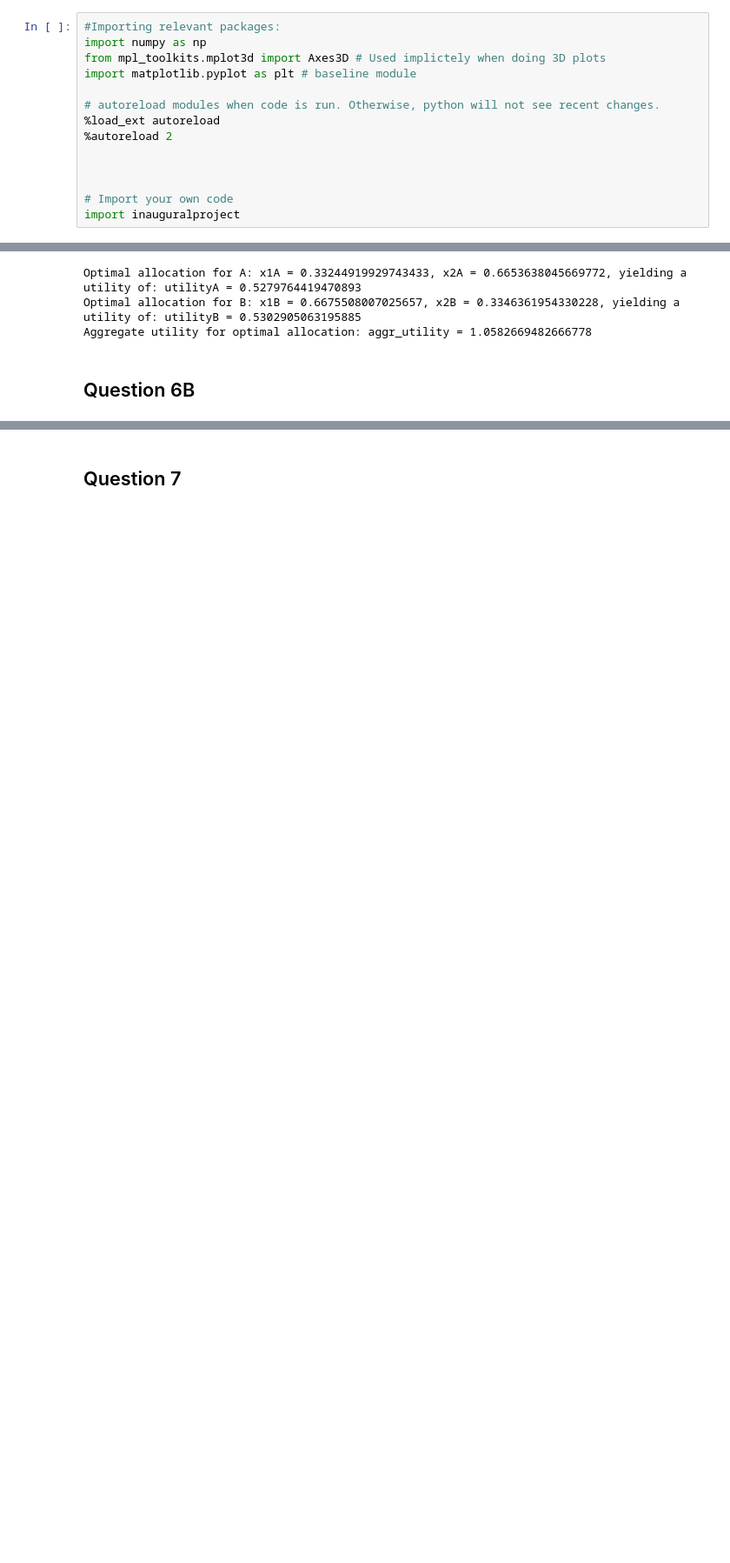
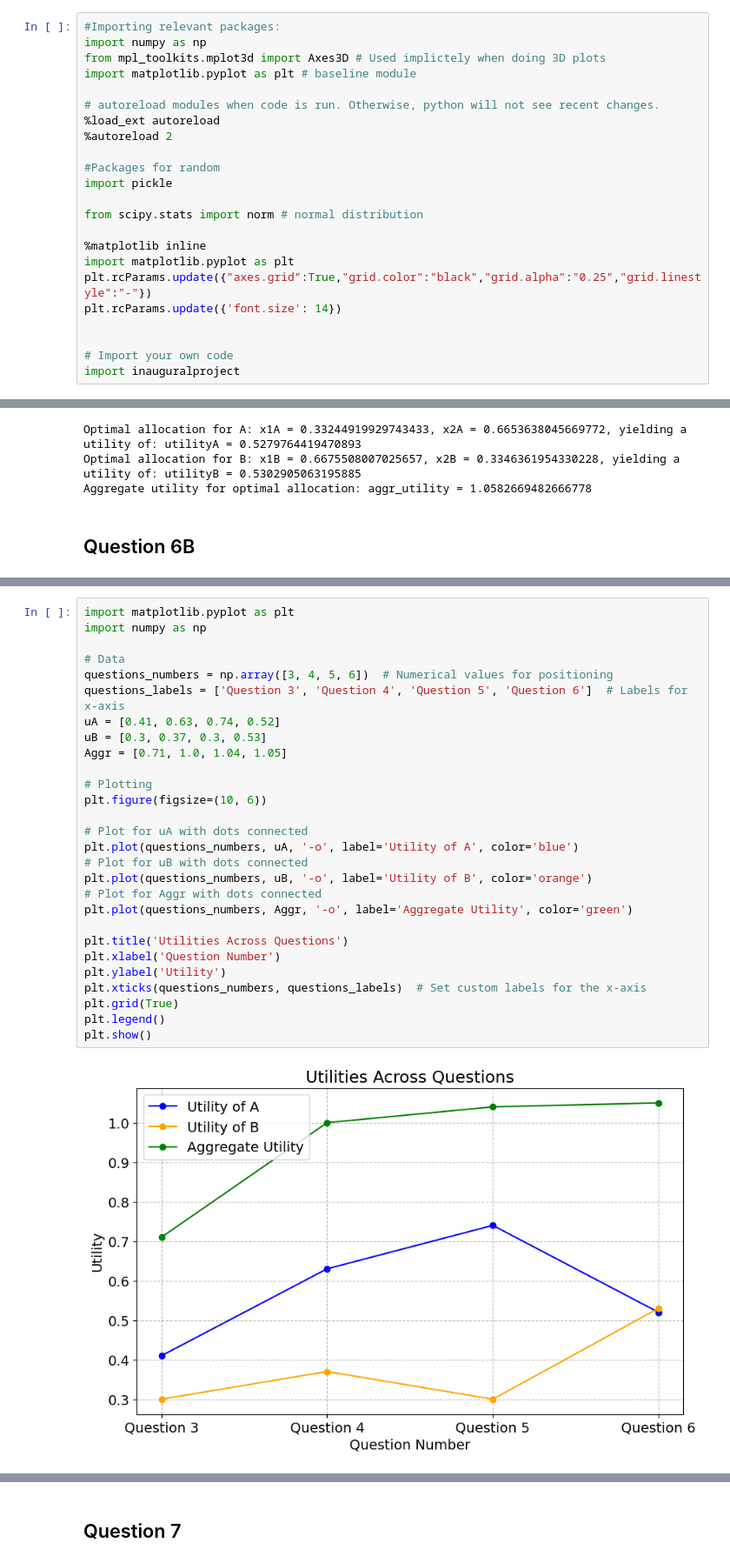
Before and after one commit to NumEconCopenhagen/projects-2024-team-westenholz, a Jupyter notebook: inauguralproject/inauguralproject.ipynb, the cells around one changed output, grey strips where cells are left out. Shown: that part at 87% size. Drawn from its saved outputs; the diff is of its cells as text; blank space fills up the shorter version.

```diff
--- a/inauguralproject/inauguralproject.ipynb
+++ b/inauguralproject/inauguralproject.ipynb
@@ -17,6 +17,15 @@ import matplotlib.pyplot as plt # baseline module
 %load_ext autoreload
 %autoreload 2
 
+#Packages for random
+import pickle
+
+from scipy.stats import norm # normal distribution
+
+%matplotlib inline
+import matplotlib.pyplot as plt
+plt.rcParams.update({"axes.grid":True,"grid.color":"black","grid.alpha":"0.25","grid.linestyle":"-"})
+plt.rcParams.update({'font.size': 14})
 
 
 # Import your own code
@@ -387,0 +474,30 @@ Måske noget med at se om den nye løsning er pareto forbedret ift. den optimale
+# %%
+import matplotlib.pyplot as plt
+import numpy as np
+
+# Data
+questions_numbers = np.array([3, 4, 5, 6])  # Numerical values for positioning
+questions_labels = ['Question 3', 'Question 4', 'Question 5', 'Question 6']  # Labels for x-axis
+uA = [0.41, 0.63, 0.74, 0.52]
+uB = [0.3, 0.37, 0.3, 0.53]
+Aggr = [0.71, 1.0, 1.04, 1.05]
+
+# Plotting
+plt.figure(figsize=(10, 6))
+
+# Plot for uA with dots connected
+plt.plot(questions_numbers, uA, '-o', label='Utility of A', color='blue')
+# Plot for uB with dots connected
+plt.plot(questions_numbers, uB, '-o', label='Utility of B', color='orange')
+# Plot for Aggr with dots connected
+plt.plot(questions_numbers, Aggr, '-o', label='Aggregate Utility', color='green')
+
+plt.title('Utilities Across Questions')
+plt.xlabel('Question Number')
+plt.ylabel('Utility')
+plt.xticks(questions_numbers, questions_labels)  # Set custom labels for the x-axis
+plt.grid(True)
+plt.legend()
+plt.show()
+# %% [output]
+[figure, added]
```
Also changed, not shown: parts of 35 cells of this notebook.
